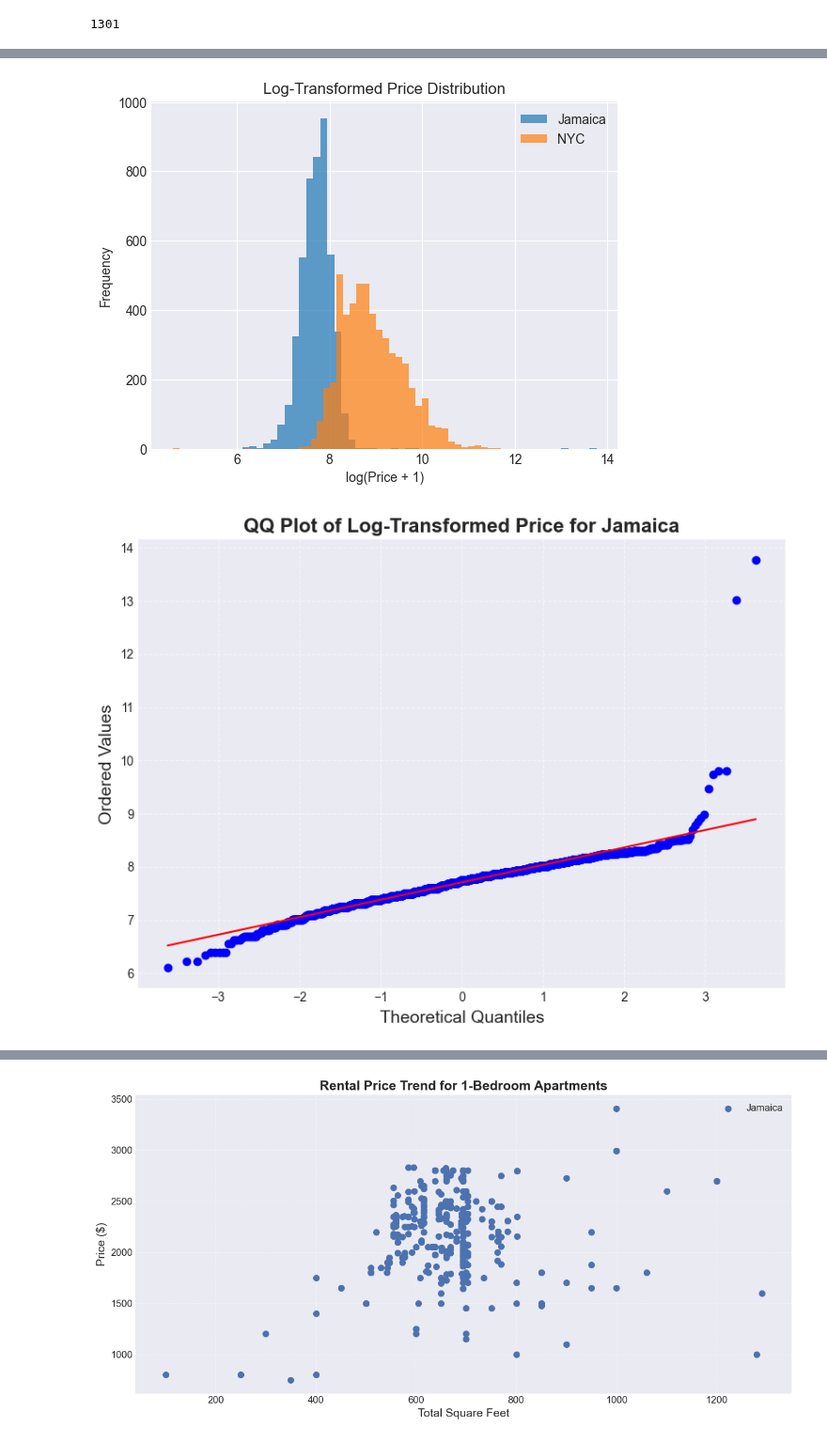
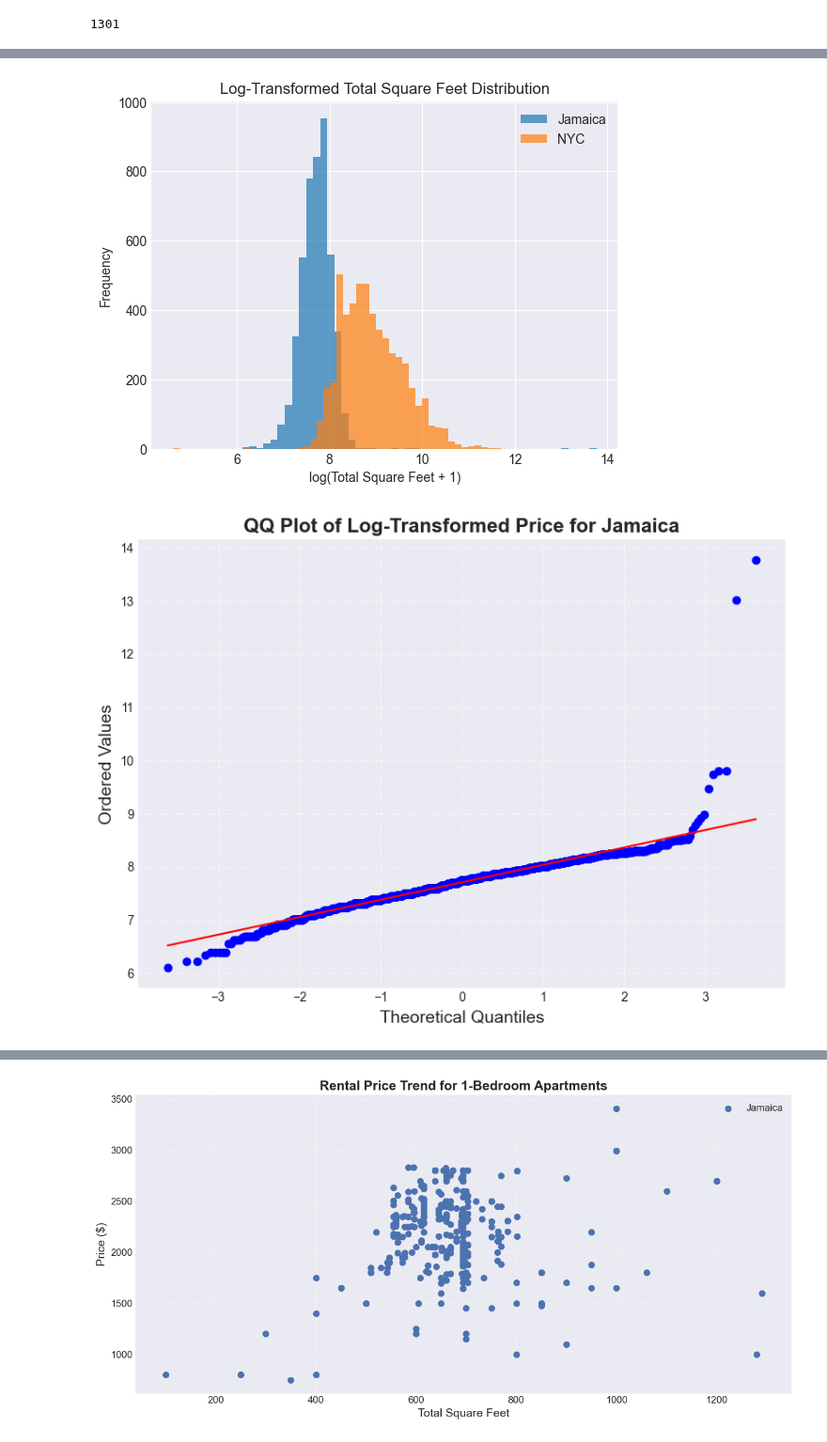
Before and after one commit to supernovaaa2024/RealEstateValuation, a Jupyter notebook: RealEstateStatisticalAnalysis.ipynb, the cells around one changed output, grey strips where cells are left out. Shown at 94% size. Cells and saved outputs as stored; diff of their text form; code cells hidden in the pictures.

```diff
--- a/RealEstateStatisticalAnalysis.ipynb
+++ b/RealEstateStatisticalAnalysis.ipynb
@@ -467,8 +465,8 @@ Reject the null hypothesis: distributions are significantly different.
 plt.hist(a_log, bins=50, alpha=0.7, label='Jamaica')
 plt.hist(b_log, bins=50, alpha=0.7, label='NYC')
 plt.legend()
-plt.title("Log-Transformed Price Distribution")
-plt.xlabel("log(Price + 1)")
+plt.title("Log-Transformed Total Square Feet Distribution")
+plt.xlabel("log(Total Square Feet + 1)")
 plt.ylabel("Frequency")
 plt.show()
 # QQ Plot of Log-Transformed Price for Jamaica
@@ -477,34 +475,34 @@ stats.probplot(a_log, dist="norm", plot=plt)
 plt.title("QQ Plot of Log-Transformed Price for Jamaica", fontsize=16, fontweight='bold')
 plt.xlabel("Theoretical Quantiles", fontsize=14)
 plt.ylabel("Ordered Values", fontsize=14)
 plt.grid(True, linestyle='--', alpha=0.6)
 plt.tight_layout()
 plt.show()
 # QQ Plot of Log-Transformed Total Square Feet for NYC
 plt.figure(figsize=(8, 6))
 stats.probplot(b_log, dist="norm", plot=plt)
 plt.title("QQ Plot of Log-Transformed Price for NYC", fontsize=16, fontweight='bold')
 plt.xlabel("Theoretical Quantiles", fontsize=14)
 plt.ylabel("Ordered Values", fontsize=14)
 # QQ Plot of Box-Cox Transformed Price for Jamaica
 plt.figure(figsize=(8, 6))
 stats.probplot(a_boxcox, dist="norm", plot=plt)
 plt.title("QQ Plot of Box-Cox Transformed Price for Jamaica", fontsize=16, fontweight='bold')
 plt.xlabel("Theoretical Quantiles", fontsize=14)
 plt.ylabel("Ordered Values", fontsize=14)
 plt.grid(True, linestyle='--', alpha=0.6)
 plt.tight_layout()
 # QQ Plot of Box-Cox Transformed Price for NYC
 plt.figure(figsize=(8, 6))
 stats.probplot(b_boxcox, dist="norm", plot=plt)
 plt.title("QQ Plot of Box-Cox Transformed Price for NYC", fontsize=16, fontweight='bold')
 plt.xlabel("Theoretical Quantiles", fontsize=14)
 plt.ylabel("Ordered Values", fontsize=14)
 plt.grid(True, linestyle='--', alpha=0.6)
 plt.tight_layout()
 plt.show()
 # %% [output]
-[figure, old version]
+[figure, new version]
 [figure]
 [figure]
 [figure]
```
Also changed, not shown: parts of 1 cell of this notebook, 2 other files.
